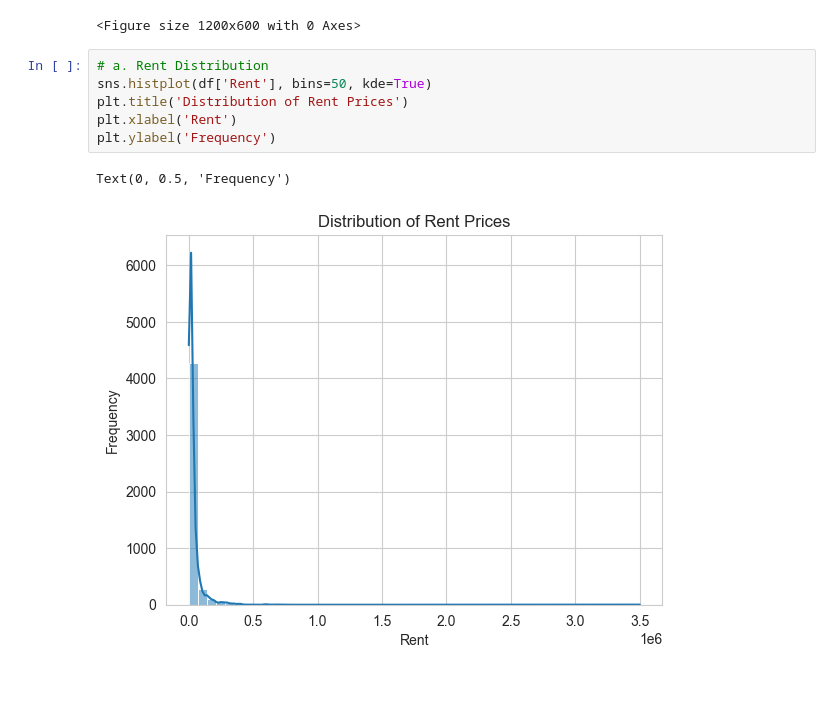
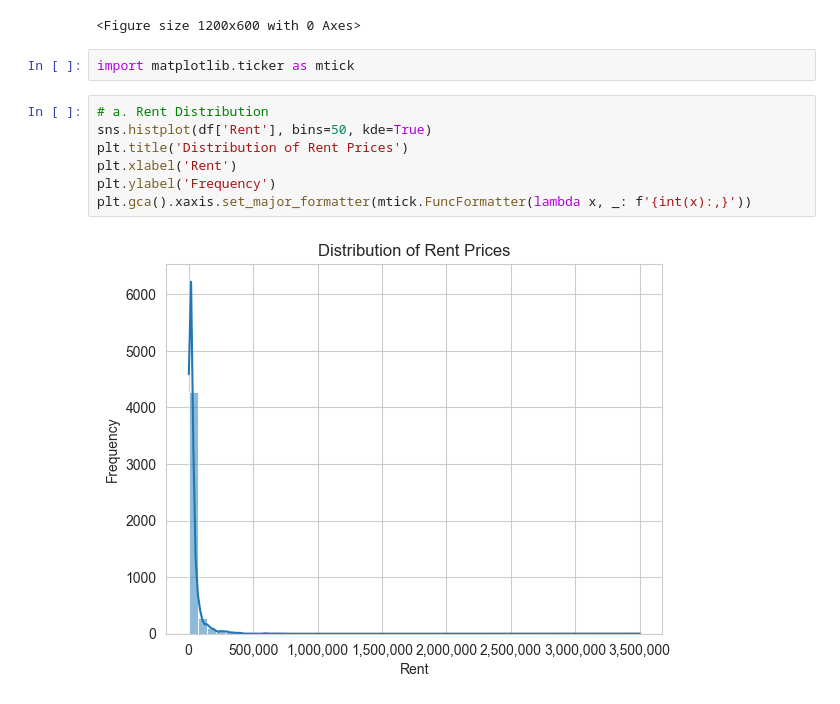
Before and after one commit to ys09123/smart-rent-advisor, a Jupyter notebook: notebooks/eda_modeling.ipynb, the cells around one changed output. Drawn from its saved outputs; the diff is of its cells as text.

```diff
--- a/notebooks/eda_modeling.ipynb
+++ b/notebooks/eda_modeling.ipynb
@@ -139,12 +143,14 @@ plt.figure(figsize=(12, 6))
 # %% [output]
 <Figure size 1200x600 with 0 Axes>
 <Figure size 1200x600 with 0 Axes>
+# %%
+import matplotlib.ticker as mtick
 # %%
 # a. Rent Distribution
 sns.histplot(df['Rent'], bins=50, kde=True)
 plt.title('Distribution of Rent Prices')
 plt.xlabel('Rent')
 plt.ylabel('Frequency')
+plt.gca().xaxis.set_major_formatter(mtick.FuncFormatter(lambda x, _: f'{int(x):,}'))
 # %% [output]
-Text(0, 0.5, 'Frequency')
-[figure, old version]
+[figure, new version]
```
Also changed, not shown: parts of 11 cells of this notebook, 4 other files.
